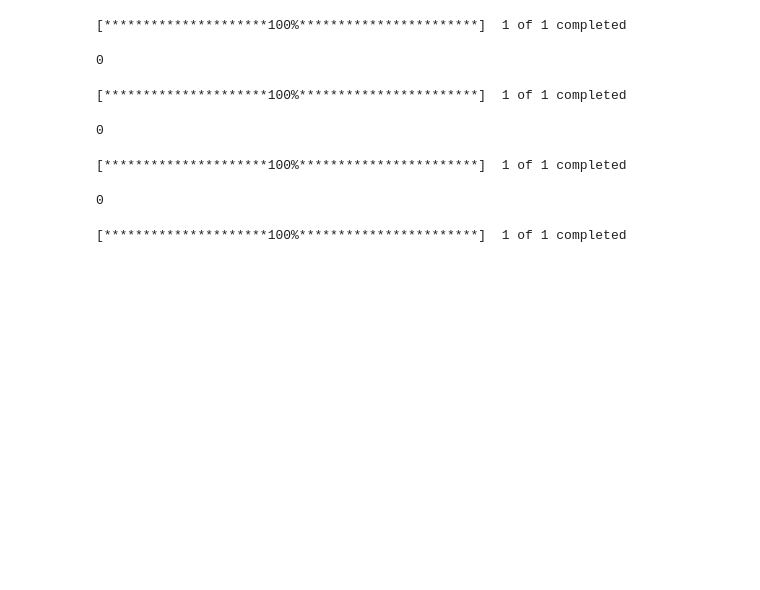
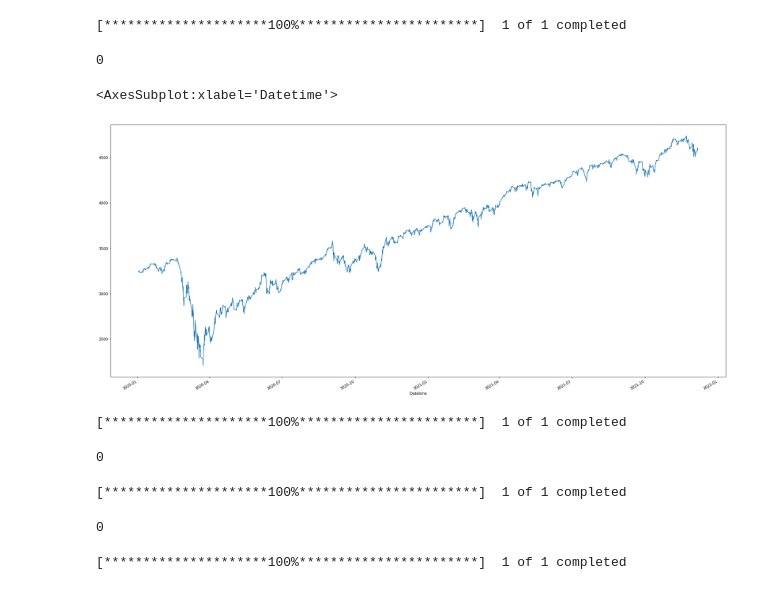
Before and after one commit to BoyangDong/algo_trading_sp500, a Jupyter notebook: Final_Strategy.ipynb, the cells around one changed output. Drawn from its saved outputs; the diff is of its cells as text; code cells hidden in the pictures; blank space fills up the shorter version.

```diff
--- a/Final_Strategy.ipynb
+++ b/Final_Strategy.ipynb
@@ -10,6 +10,11 @@ SPY_data['Adj Close'].isna().sum()
 # %% [output]
 [*********************100%***********************]  1 of 1 completed
 0
+# %%
+SPY_data['Adj Close'].plot(figsize = (30, 14))
+# %% [output]
+<AxesSubplot:xlabel='Datetime'>
+[figure, added]
 # %%
 VOO_data = yf.download(tickers = 'VOO', start = '2020-01-01', interval = '60m')
 VOO_data['Adj Close'].isna().sum()
```
Also changed, not shown: parts of 38 cells of this notebook, 7 other files.
